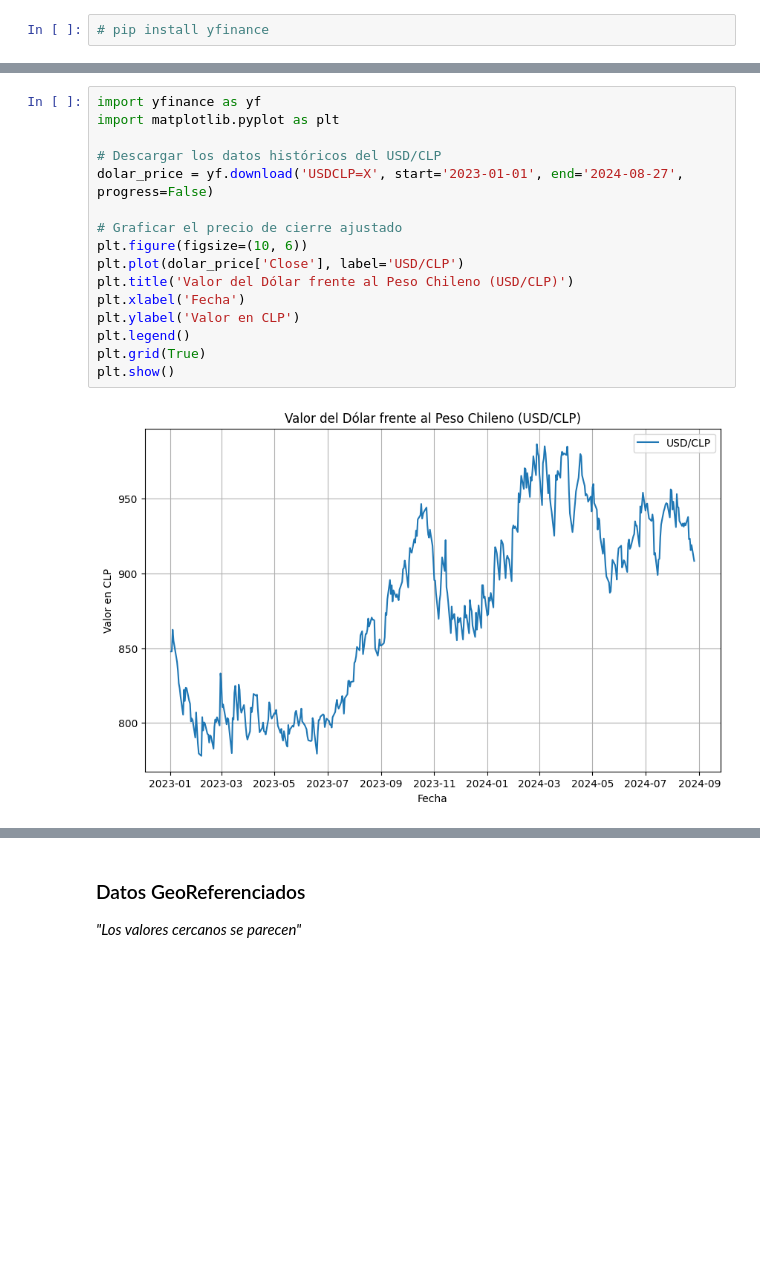
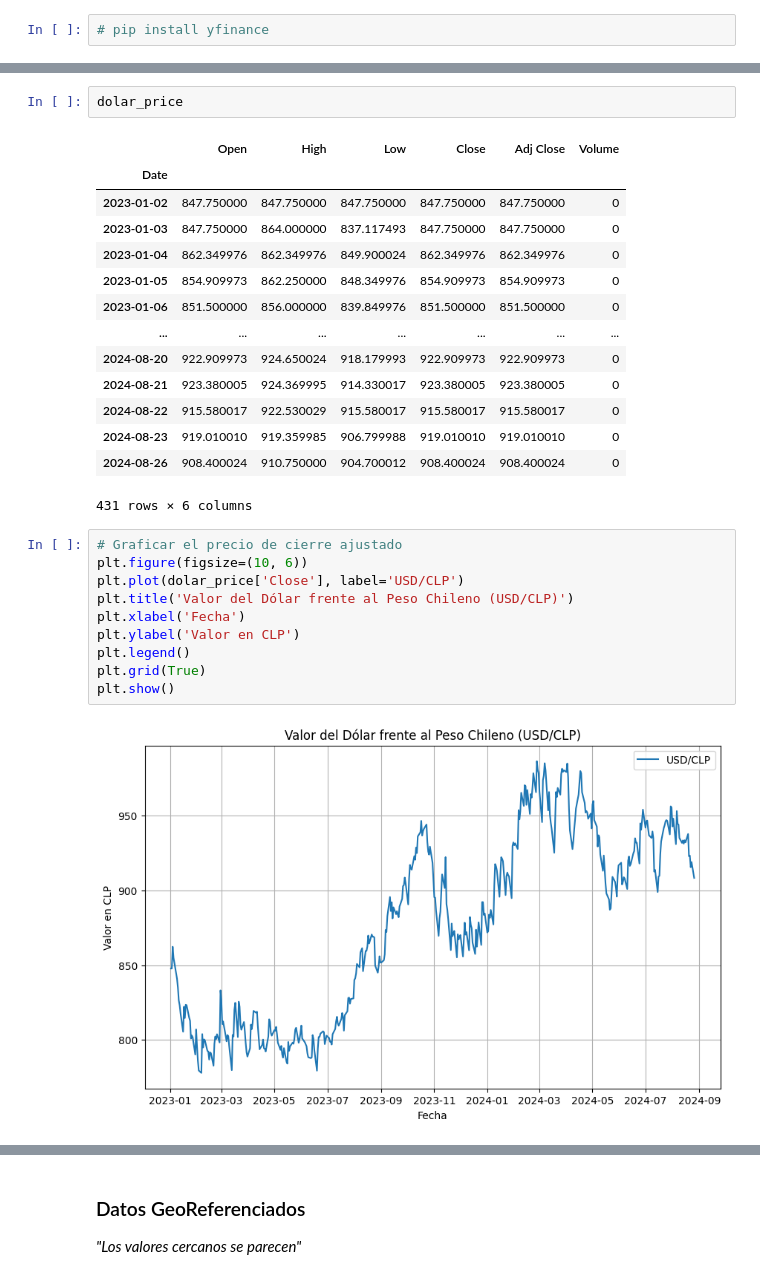
Before and after one commit to Diego-Astaburuaga/ayudantias_MAT281, a Jupyter notebook: ayudantias/Ayud1_MAT281_recuerdo_python_remake.ipynb, the cells around one changed output, grey strips where cells are left out. Drawn from its saved outputs; the diff is of its cells as text; blank space fills up the shorter version.

```diff
--- a/Ayud1_MAT281_recuerdo_python_remake.ipynb
+++ b/ayudantias/Ayud1_MAT281_recuerdo_python_remake.ipynb
@@ -205,10 +169,21 @@ plt.show()
+# %%
+dolar_price
+# %% [output]
+|  | Open | High | Low | Close | Adj Close | Volume |
+| Date |  |  |  |  |  |  |
+| 2023-01-02 | 847.750000 | 847.750000 | 847.750000 | 847.750000 | 847.750000 | 0 |
+| 2023-01-03 | 847.750000 | 864.000000 | 837.117493 | 847.750000 | 847.750000 | 0 |
+| 2023-01-04 | 862.349976 | 862.349976 | 849.900024 | 862.349976 | 862.349976 | 0 |
+| 2023-01-05 | 854.909973 | 862.250000 | 848.349976 | 854.909973 | 854.909973 | 0 |
+| 2023-01-06 | 851.500000 | 856.000000 | 839.849976 | 851.500000 | 851.500000 | 0 |
+| ... | ... | ... | ... | ... | ... | ... |
+| 2024-08-20 | 922.909973 | 924.650024 | 918.179993 | 922.909973 | 922.909973 | 0 |
+| 2024-08-21 | 923.380005 | 924.369995 | 914.330017 | 923.380005 | 923.380005 | 0 |
+| 2024-08-22 | 915.580017 | 922.530029 | 915.580017 | 915.580017 | 915.580017 | 0 |
+| 2024-08-23 | 919.010010 | 919.359985 | 906.799988 | 919.010010 | 919.010010 | 0 |
+| 2024-08-26 | 908.400024 | 910.750000 | 904.700012 | 908.400024 | 908.400024 | 0 |
+431 rows × 6 columns
 # %%
-import yfinance as yf
-import matplotlib.pyplot as plt
-
-# Descargar los datos históricos del USD/CLP
-dolar_price = yf.download('USDCLP=X', start='2023-01-01', end='2024-08-27', progress=False)
-
 # Graficar el precio de cierre ajustado
 plt.figure(figsize=(10, 6))
 plt.plot(dolar_price['Close'], label='USD/CLP')
```
Also changed, not shown: parts of 35 cells of this notebook, 5 other files.
